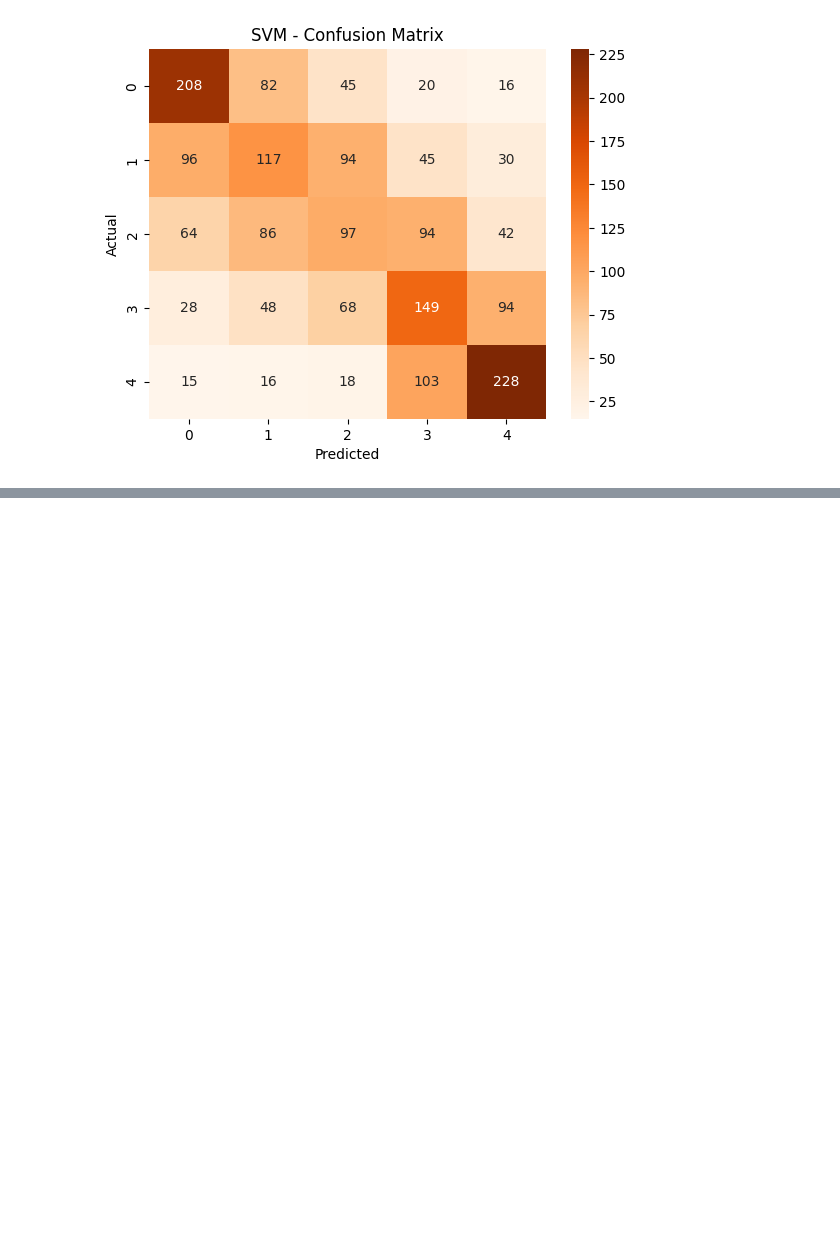
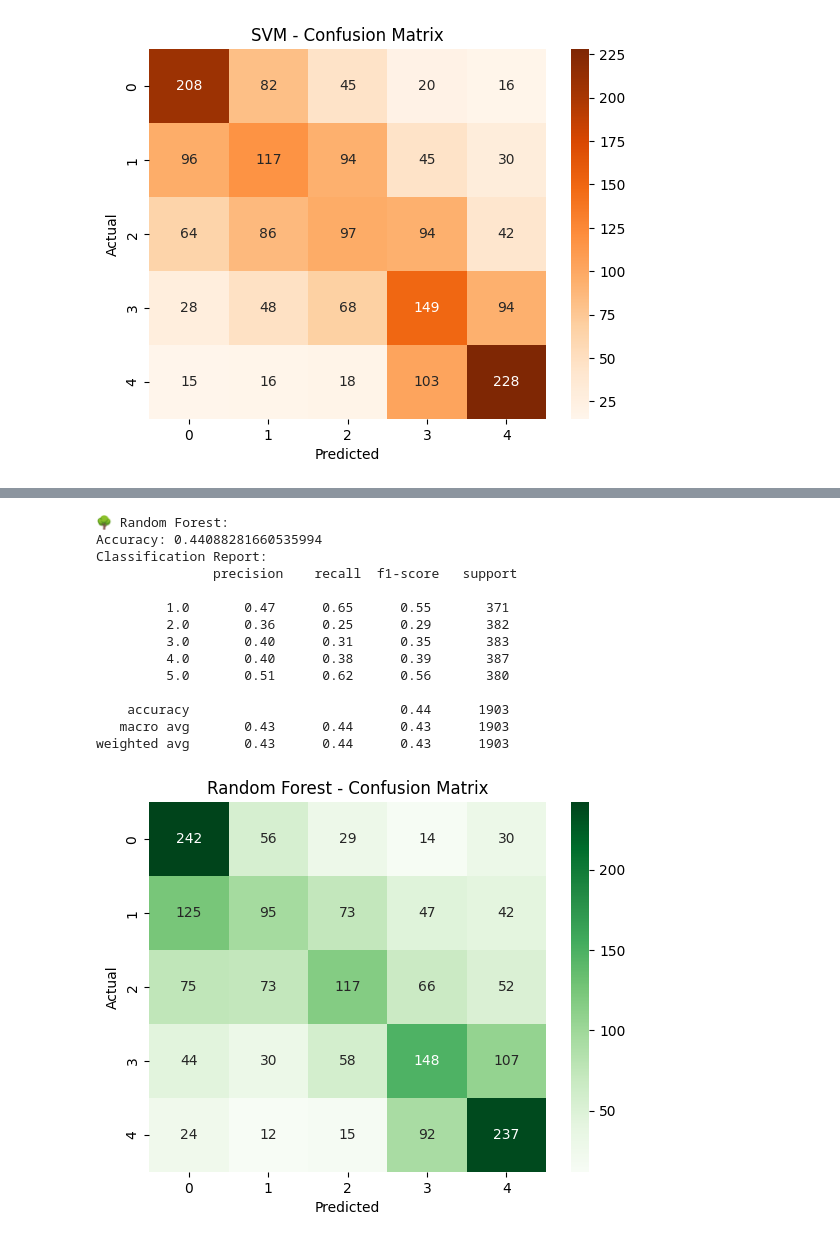
Before and after one commit to rajasak/Automated-Review-Rating-System, a Jupyter notebook: notebooks/balanced_train.ipynb, the cells around one changed output, grey strips where cells are left out. Cells and saved outputs as stored; diff of their text form; code cells hidden in the pictures; blank space fills up the shorter version.

```diff
--- a/notebooks/balanced_train.ipynb
+++ b/notebooks/balanced_train.ipynb
@@ -320,0 +286,40 @@ weighted avg       0.44      0.45      0.44      1903
+# %%
+from sklearn.ensemble import RandomForestClassifier
+from sklearn.metrics import accuracy_score, classification_report, confusion_matrix
+import seaborn as sns
+import matplotlib.pyplot as plt
+
+# Train Random Forest
+rf = RandomForestClassifier(n_estimators=100, random_state=42)
+rf.fit(Xtrain_vec, y_train)
+
+# Predict
+y_pred_rf = rf.predict(Xtest_vec)
+
+# Evaluation
+print("🌳 Random Forest:")
+print("Accuracy:", accuracy_score(y_test, y_pred_rf))
+print("Classification Report:\n", classification_report(y_test, y_pred_rf))
+
+# Confusion Matrix
+sns.heatmap(confusion_matrix(y_test, y_pred_rf), annot=True, fmt="d", cmap="Greens")
+plt.title("Random Forest - Confusion Matrix")
+plt.xlabel("Predicted")
+plt.ylabel("Actual")
+plt.show()
+# %% [output]
+🌳 Random Forest:
+Accuracy: 0.44088281660535994
+Classification Report:
+               precision    recall  f1-score   support
+
+         1.0       0.47      0.65      0.55       371
+         2.0       0.36      0.25      0.29       382
+         3.0       0.40      0.31      0.35       383
+         4.0       0.40      0.38      0.39       387
+         5.0       0.51      0.62      0.56       380
+
+    accuracy                           0.44      1903
+   macro avg       0.43      0.44      0.43      1903
+weighted avg       0.43      0.44      0.43      1903
+[figure, added]
```
Also changed, not shown: parts of 6 cells of this notebook.
